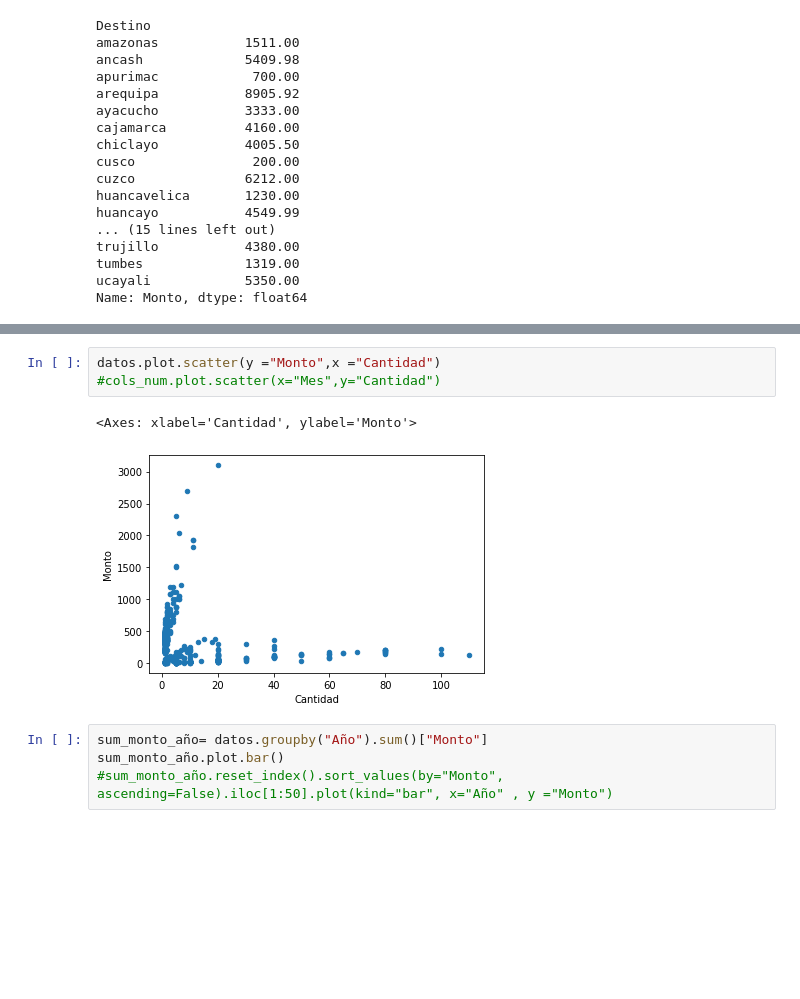
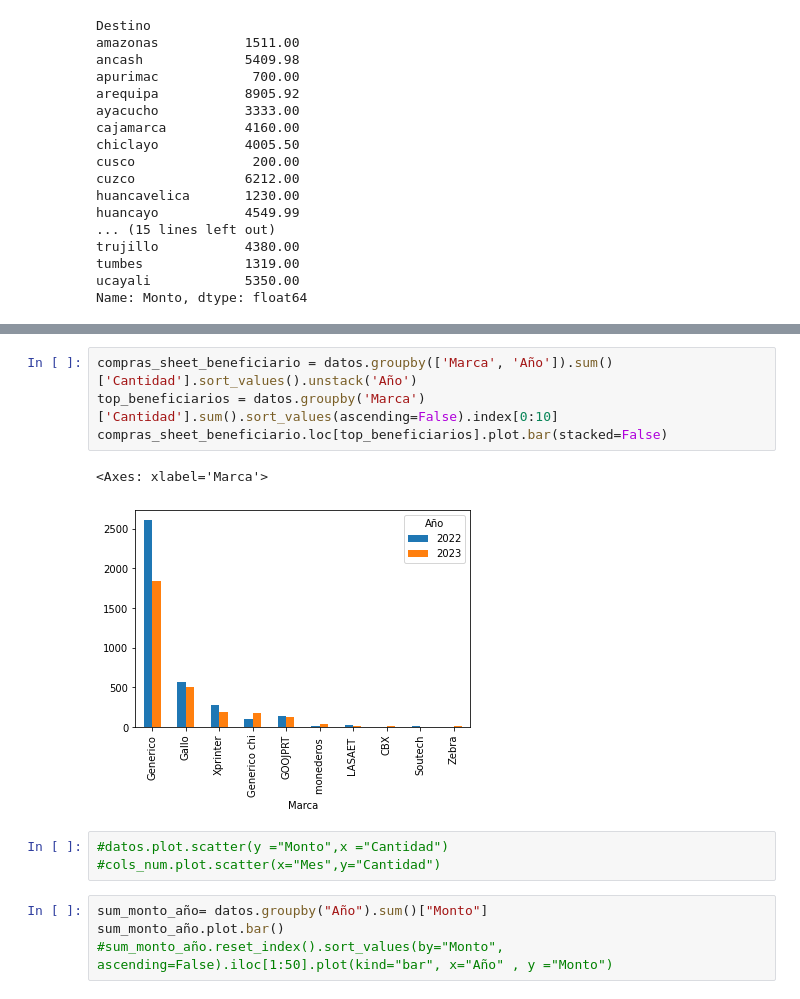
Before and after one commit to paolojc28/Proyecto_data_science, a Jupyter notebook: proyecto.ipynb, the cells around one changed output, grey strips where cells are left out. Saved outputs shown, nothing was run; the diff lists cells and outputs as text; blank space fills up the shorter version.

```diff
--- a/proyecto.ipynb
+++ b/proyecto.ipynb
@@ -446,9 +433,13 @@ Name: Monto, dtype: float64
+# %%
+compras_sheet_beneficiario = datos.groupby(['Marca', 'Año']).sum()['Cantidad'].sort_values().unstack('Año')
+top_beneficiarios = datos.groupby('Marca')['Cantidad'].sum().sort_values(ascending=False).index[0:10]
+compras_sheet_beneficiario.loc[top_beneficiarios].plot.bar(stacked=False)
+# %% [output]
+<Axes: xlabel='Marca'>
+[figure, added]
 # %%
-datos.plot.scatter(y ="Monto",x ="Cantidad")
+#datos.plot.scatter(y ="Monto",x ="Cantidad")
 #cols_num.plot.scatter(x="Mes",y="Cantidad")
-# %% [output]
-<Axes: xlabel='Cantidad', ylabel='Monto'>
-[figure, removed]
 # %%
 sum_monto_año= datos.groupby("Año").sum()["Monto"]
 sum_monto_año.plot.bar()
```
Also changed, not shown: parts of 34 cells of this notebook, 1 other file.
